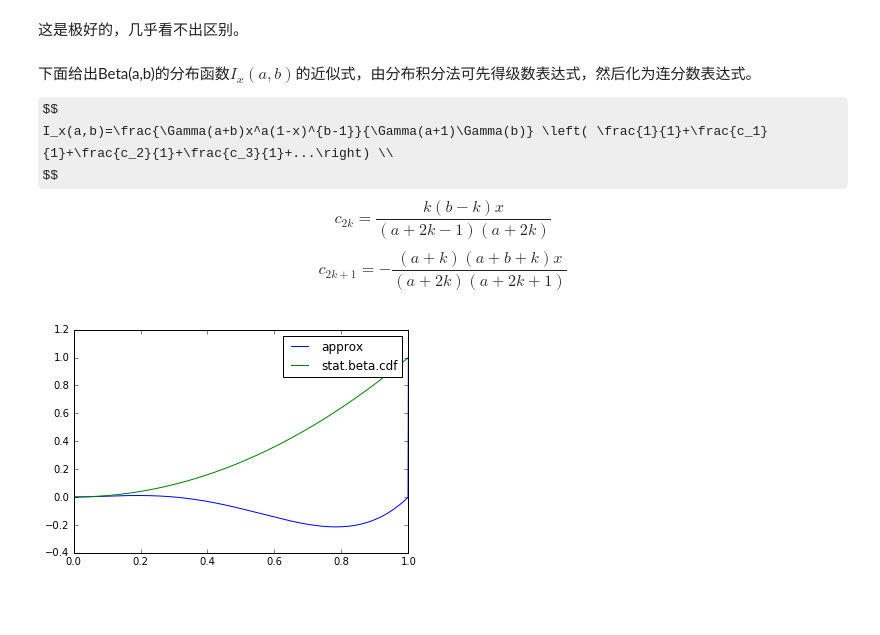
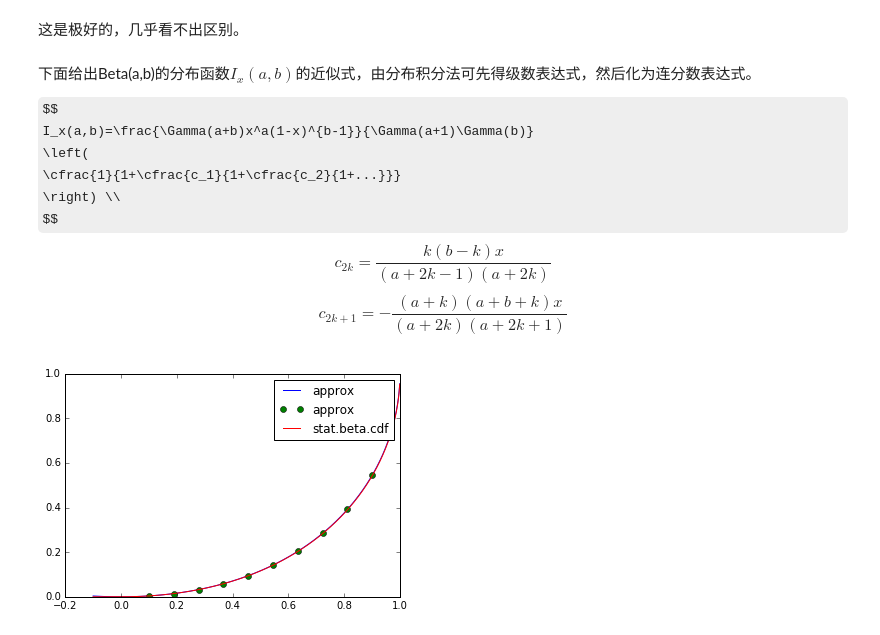
Before and after one commit to yiyuezhuo/Mathematical-statistics, a Jupyter notebook: cal.ipynb, the cells around one changed output. Saved outputs shown, nothing was run; the diff lists cells and outputs as text; code cells hidden in the pictures; some formulas as TeX source; blank space fills up the shorter version.

```diff
--- a/cal.ipynb
+++ b/cal.ipynb
@@ -263,7 +358,10 @@ plt.show()
 下面给出Beta(a,b)的分布函数$I_x(a,b)$的近似式，由分布积分法可先得级数表达式，然后化为连分数表达式。
 
 $$
-I_x(a,b)=\frac{\Gamma(a+b)x^a(1-x)^{b-1}}{\Gamma(a+1)\Gamma(b)} \left( \frac{1}{1}+\frac{c_1}{1}+\frac{c_2}{1}+\frac{c_3}{1}+...\right) \\
+I_x(a,b)=\frac{\Gamma(a+b)x^a(1-x)^{b-1}}{\Gamma(a+1)\Gamma(b)}
+\left(
+\cfrac{1}{1+\cfrac{c_1}{1+\cfrac{c_2}{1+...}}}
+\right) \\
 $$
 $$
 c_{2k}=\frac{k(b-k)x}{(a+2k-1)(a+2k)} \tag{k=1,2,...}
@@ -274,31 +372,41 @@ $$
 # %%
 gamma=Nemes_gamma
 
 def getc(n,x,a,b):
     if n==0:
         return 1
     elif n%2==0:
         k=n/2
         return (k*(b-k)*x)/((a+2*k-1)*(a+2*k))
     elif n%2==1:
         k=(n-1)/2
         return -((a+k)*(a+b+k)*x)/((a+2*k)*(a+2*k+1))
 
-def I(x,a,b,n=10,roll=True):
+def cfrac(tl):
+    if len(tl)==1:
+        return tl[0]
+    else:
+        return tl[0]/(1+cfrac(tl[1:]))
+
+
+def I(x,a,b,n=100,roll=True):
     if roll and x>=(a-1)/(a+b-2):
         return 1-I(1-x,b,a,n,roll=False)
     left=(gamma(a+b)*(x**a)*((1-x)**b))/(gamma(a+1)*gamma(b))
-    right=sum([getc(i,x,a,b) for i in range(n+1)])
+    right=cfrac([getc(i,x,a,b) for i in range(n+1)])
+    #right=sum([getc(i,x,a,b) for i in range(n+1)])
     #print([getc(i,x,a,b) for i in range(n+1)])
     #print(left,right)
     return left*right
 
 a=2
-b=1
-X=np.linspace(0,1,1000)
+b=1/2
+X=np.linspace(-0.1,0.999,1000)
+points=np.linspace(0.1,0.9,10)
 plt.plot(X,[I(x,a,b) for x in X],label="approx")
+plt.plot(points,[I(x,a,b) for x in points],'o',label="approx")
 plt.plot(X,stat.beta(a,b).cdf(X),label="stat.beta.cdf")
 plt.legend()
 plt.show()
 # %% [output]
-[figure, old version]
+[figure, new version]
```
Also changed, not shown: parts of 24 cells of this notebook, 1 other file.
